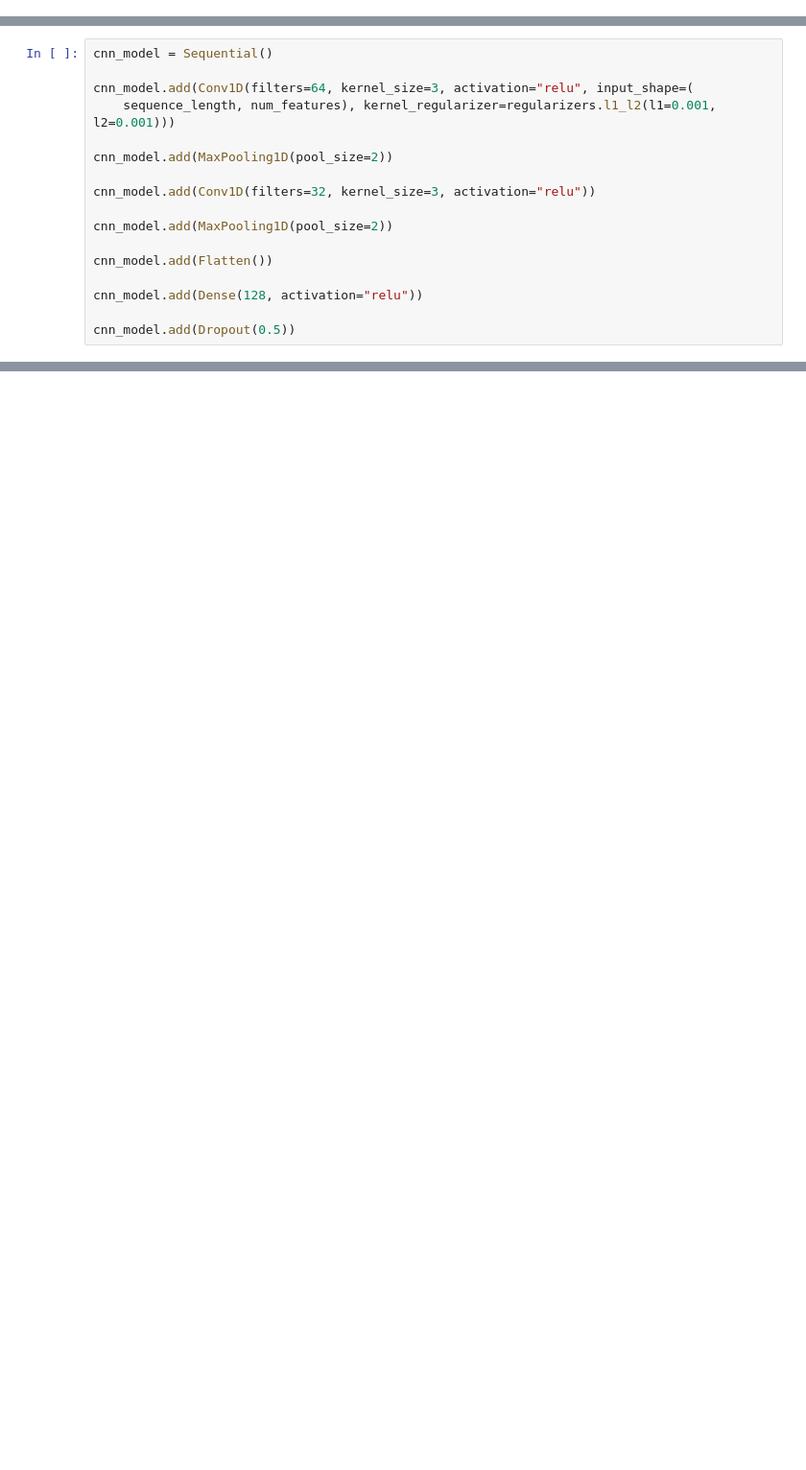
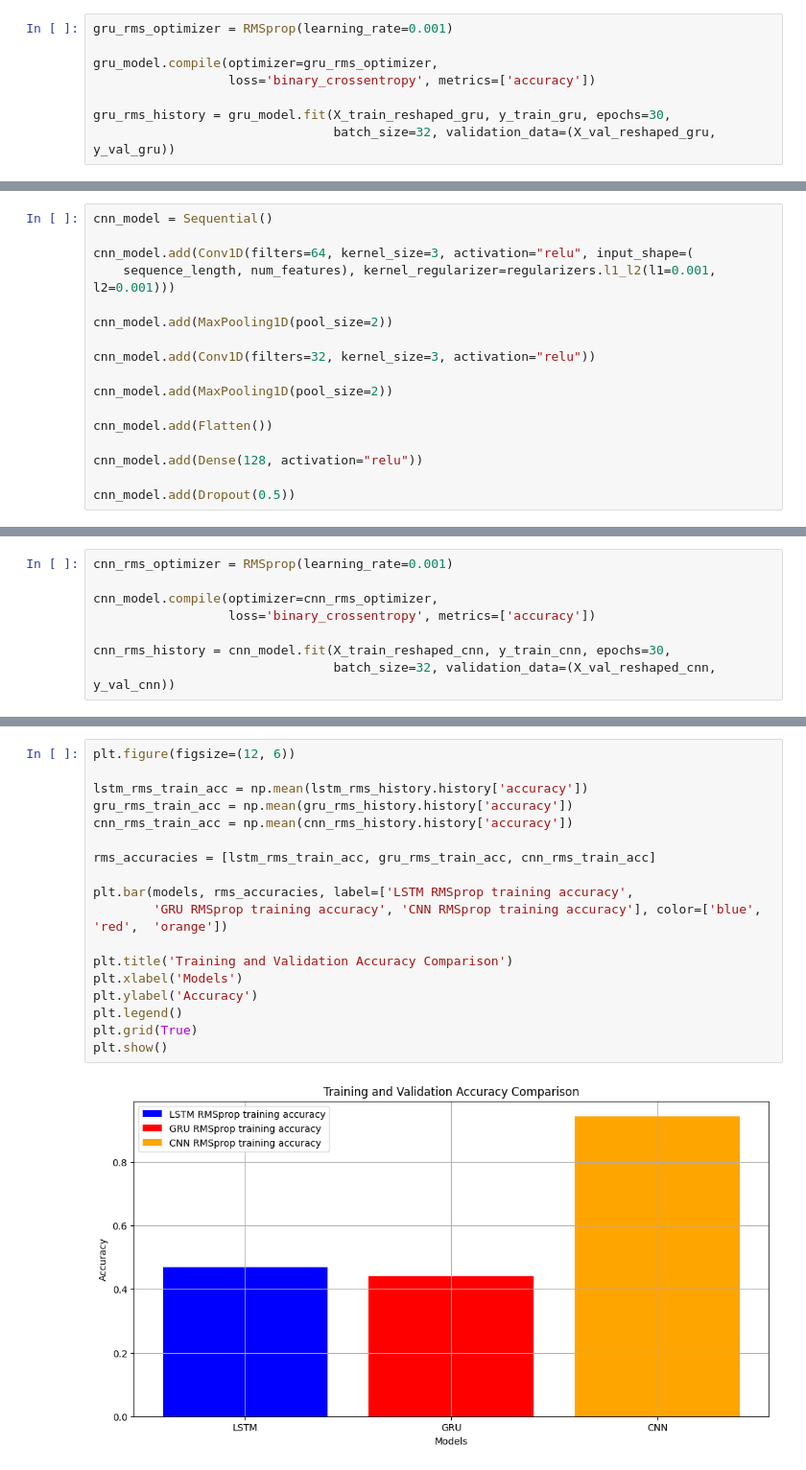
Before and after one commit to JenilGajjar20/SensorNetGuard, a Jupyter notebook: combined.ipynb, the cells around one changed output, grey strips where cells are left out. Shown at 96% size. Drawn from its saved outputs; the diff is of its cells as text; blank space fills up the shorter version.

```diff
--- a/combined.ipynb
+++ b/combined.ipynb
@@ -112,0 +326,8 @@ gru_adagrad_history = gru_model.fit(X_train_reshaped_gru, y_train_gru,
+# %%
+gru_rms_optimizer = RMSprop(learning_rate=0.001)
+
+gru_model.compile(optimizer=gru_rms_optimizer,
+                  loss='binary_crossentropy', metrics=['accuracy'])
+
+gru_rms_history = gru_model.fit(X_train_reshaped_gru, y_train_gru, epochs=30,
+                                batch_size=32, validation_data=(X_val_reshaped_gru, y_val_gru))
@@ -167,0 +493,8 @@ cnn_adagrad_history = cnn_model.fit(X_train_reshaped_cnn, y_train_cnn, epochs=30
+# %%
+cnn_rms_optimizer = RMSprop(learning_rate=0.001)
+
+cnn_model.compile(optimizer=cnn_rms_optimizer,
+                  loss='binary_crossentropy', metrics=['accuracy'])
+
+cnn_rms_history = cnn_model.fit(X_train_reshaped_cnn, y_train_cnn, epochs=30,
+                                batch_size=32, validation_data=(X_val_reshaped_cnn, y_val_cnn))
@@ -321,0 +705,20 @@ plt.show()
+# %%
+plt.figure(figsize=(12, 6))
+
+lstm_rms_train_acc = np.mean(lstm_rms_history.history['accuracy'])
+gru_rms_train_acc = np.mean(gru_rms_history.history['accuracy'])
+cnn_rms_train_acc = np.mean(cnn_rms_history.history['accuracy'])
+
+rms_accuracies = [lstm_rms_train_acc, gru_rms_train_acc, cnn_rms_train_acc]
+
+plt.bar(models, rms_accuracies, label=['LSTM RMSprop training accuracy',
+        'GRU RMSprop training accuracy', 'CNN RMSprop training accuracy'], color=['blue', 'red',  'orange'])
+
+plt.title('Training and Validation Accuracy Comparison')
+plt.xlabel('Models')
+plt.ylabel('Accuracy')
+plt.legend()
+plt.grid(True)
+plt.show()
+# %% [output]
+[figure, added]
```
Also changed, not shown: parts of 27 cells of this notebook, 1 other file.
